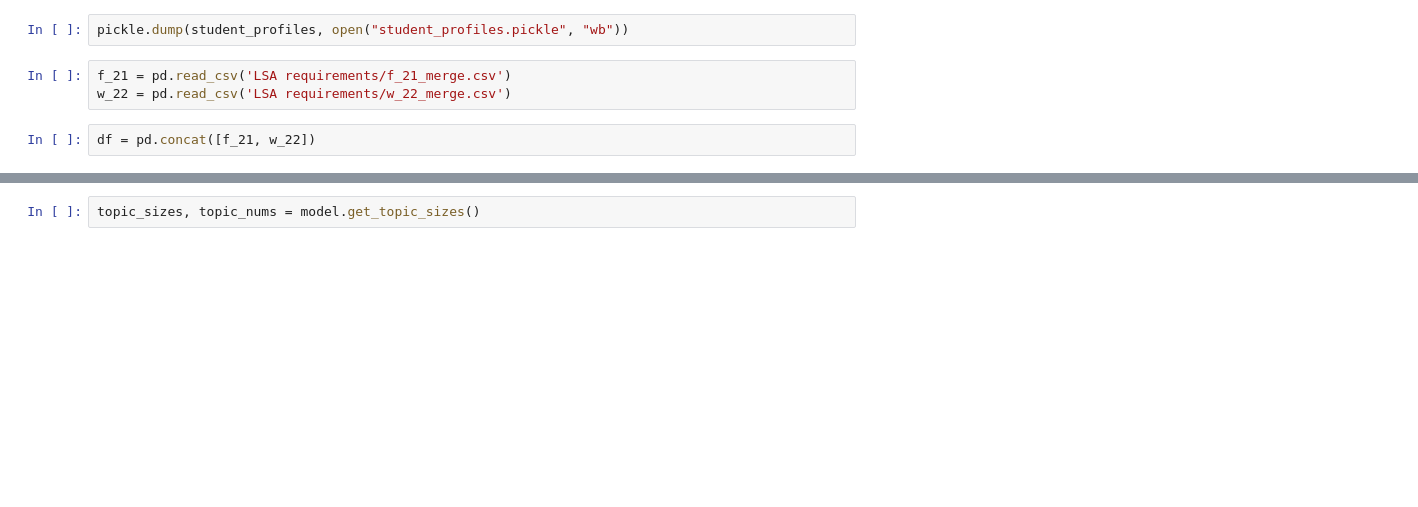
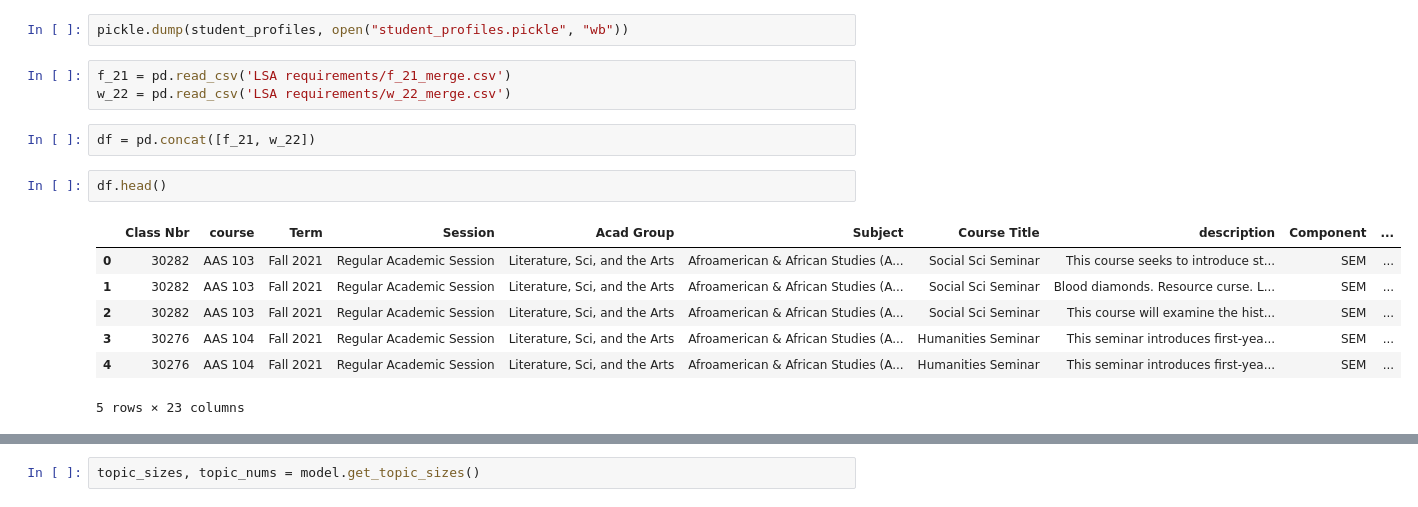
Before and after one commit to yessie-kim/classeek, a Jupyter notebook: User profiles/user_profile.ipynb, the cells around one changed output, grey strips where cells are left out. Drawn from its saved outputs; the diff is of its cells as text; blank space fills up the shorter version.

```diff
--- a/User profiles/user_profile.ipynb
+++ b/User profiles/user_profile.ipynb
@@ -41,3 +33,13 @@ f_21 = pd.read_csv('LSA requirements/f_21_merge.csv')
 w_22 = pd.read_csv('LSA requirements/w_22_merge.csv')
 # %%
 df = pd.concat([f_21, w_22])
+# %%
+df.head()
+# %% [output]
+|  | Class Nbr | course | Term | Session | Acad Group | Subject | Course Title | description | Component | ... |
+| 0 | 30282 | AAS 103 | Fall 2021 | Regular Academic Session | Literature, Sci, and the Arts | Afroamerican & African Studies (A... | Social Sci Seminar | This course seeks to introduce st... | SEM | ... |
+| 1 | 30282 | AAS 103 | Fall 2021 | Regular Academic Session | Literature, Sci, and the Arts | Afroamerican & African Studies (A... | Social Sci Seminar | Blood diamonds. Resource curse. L... | SEM | ... |
+| 2 | 30282 | AAS 103 | Fall 2021 | Regular Academic Session | Literature, Sci, and the Arts | Afroamerican & African Studies (A... | Social Sci Seminar | This course will examine the hist... | SEM | ... |
+| 3 | 30276 | AAS 104 | Fall 2021 | Regular Academic Session | Literature, Sci, and the Arts | Afroamerican & African Studies (A... | Humanities Seminar | This seminar introduces first-yea... | SEM | ... |
+| 4 | 30276 | AAS 104 | Fall 2021 | Regular Academic Session | Literature, Sci, and the Arts | Afroamerican & African Studies (A... | Humanities Seminar | This seminar introduces first-yea... | SEM | ... |
+5 rows × 23 columns
```
Also changed, not shown: parts of 21 cells of this notebook.
